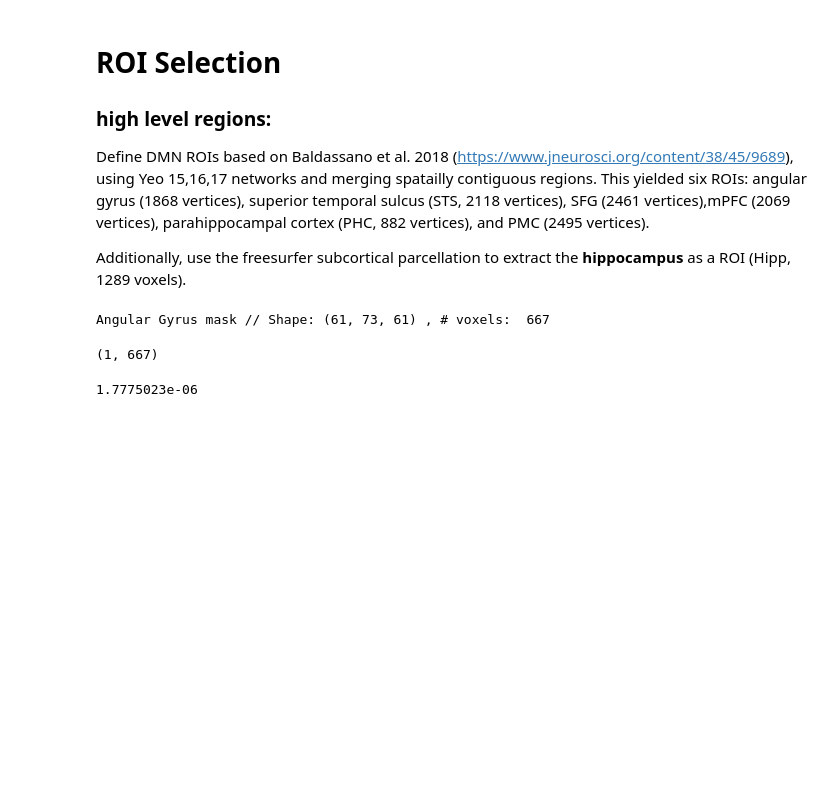
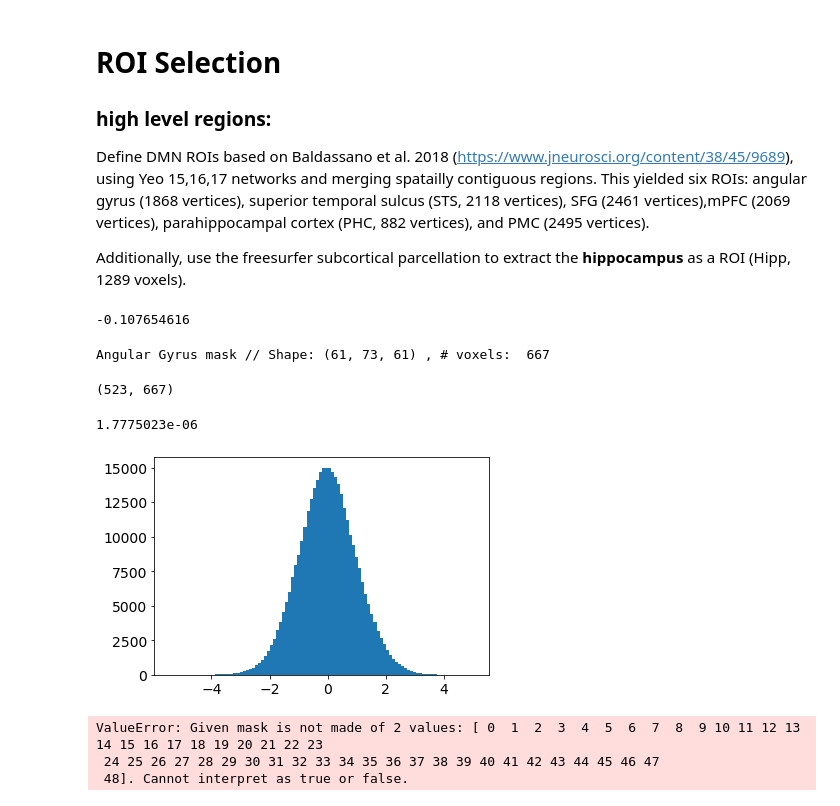
Before and after one commit to brodoSwaggins/brainiak, a Jupyter notebook: docs/examples/eventseg/Event_seg2.ipynb, the cells around one changed output. Drawn from its saved outputs; the diff is of its cells as text; code cells hidden in the pictures; blank space fills up the shorter version.

Commit message:
[seg2jupyter] masking2

```diff
--- a/docs/examples/eventseg/Event_seg2.ipynb
+++ b/docs/examples/eventseg/Event_seg2.ipynb
@@ -79,3 +90,7 @@ atlas.maps = image.resample_to_img(atlas.maps, all_TR, interpolation="nearest")
+# %%
+parse[0][label_index]
+# %% [output]
+-0.107654616
 # %%
 label = 'Angular Gyrus' ; label_index = atlas.labels.index(label)
 bool_mask = atlas.maps.get_fdata() == label_index
@@ -84,11 +99,22 @@ print(label, "mask // Shape:", bool_mask.shape, ", # voxels: ", np.sum(bool_mask
 # %% [output]
 Angular Gyrus mask // Shape: (61, 73, 61) , # voxels:  667
 # %%
-masked = masking.apply_mask([first_TR], mask_img, dtype='f', smoothing_fwhm=None, ensure_finite=True)
+masked = masking.apply_mask([all_TR], mask_img, dtype='f', smoothing_fwhm=None, ensure_finite=True)
 masked.shape
 # %% [output]
-(1, 667)
+(523, 667)
 # %%
 np.mean(masked)
 # %% [output]
 1.7775023e-06
+# %%
+hist = plt.hist(masked.flatten(), bins=100)
+# %% [output]
+[figure, added]
+# %%
+# Playing with regions
+regs, idx = nl.regions.connected_regions(first_TR, extract_type='local_regions', min_region_size=27, mask_img=atlas.)
+# %% [output]
+ValueError: Given mask is not made of 2 values: [ 0  1  2  3  4  5  6  7  8  9 10 11 12 13 14 15 16 17 18 19 20 21 22 23
+ 24 25 26 27 28 29 30 31 32 33 34 35 36 37 38 39 40 41 42 43 44 45 46 47
+ 48]. Cannot interpret as true or false.
```
Also changed, not shown: parts of 17 cells of this notebook.
